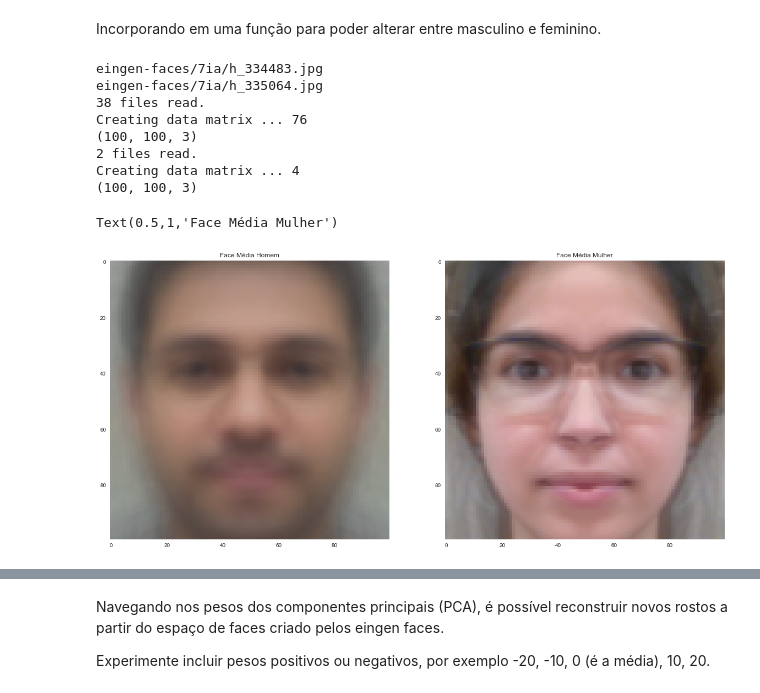
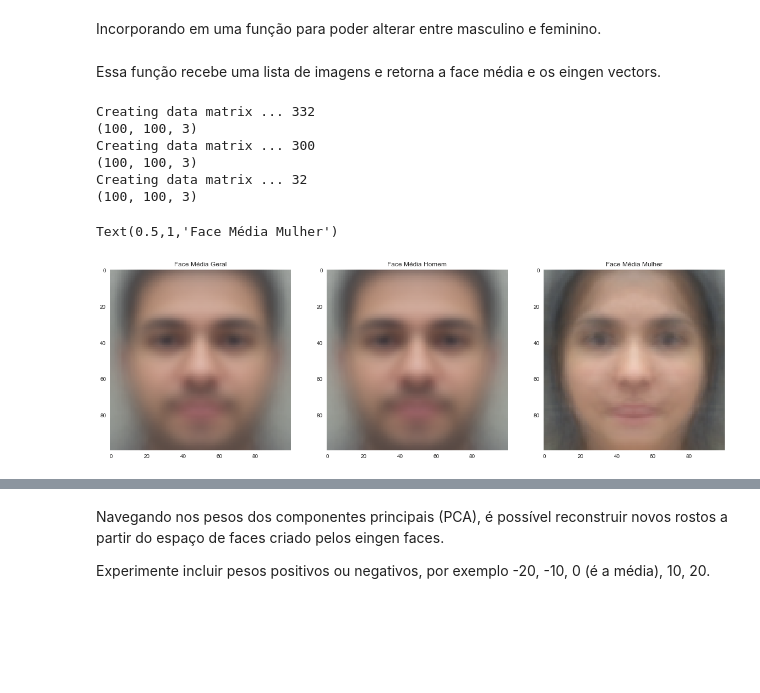
Before and after one commit to michelpf/fiap-ml-visao-computacional, a Jupyter notebook: aula-5-machine-learning-aplicado/face-media-alunos.ipynb, the cells around one changed output, grey strips where cells are left out. Saved outputs shown, nothing was run; the diff lists cells and outputs as text; code cells hidden in the pictures; blank space fills up the shorter version.

```diff
--- a/aula-5-machine-learning-aplicado/face-media-alunos.ipynb
+++ b/aula-5-machine-learning-aplicado/face-media-alunos.ipynb
@@ -164,27 +202,49 @@ def get_mean_face(path, gender):
     output = cv2.cvtColor(averageFace, cv2.COLOR_BGR2RGB)
 
     return output, eigenFaces
+# %% [markdown]
+Essa função recebe uma lista de imagens e retorna a face média e os eingen vectors.
+# %%
+def get_mean_face_images(images):
+    sz = images[0].shape
+
+    data = createDataMatrix(images)
+    mean, eigenVectors = cv2.PCACompute(data, mean=None)
+
+    eigenFaces = []
+
+    for eigenVector in eigenVectors:
+        eigenFace = eigenVector.reshape(sz)
+        eigenFaces.append(eigenFace)
+
+    averageFace = mean.reshape(sz)
+    output = cv2.cvtColor(averageFace, cv2.COLOR_BGR2RGB)
+
+    return output, eigenFaces
 # %%
-face_media_homem, _ = get_mean_face("eingen-faces/7ia", "h")
-face_media_mulher, _ = get_mean_face("eingen-faces/7ia", "m")
+face_media_geral, _ = get_mean_face_images(images)
+face_media_homem, _ = get_mean_face_images(images_h)
+face_media_mulher, _ = get_mean_face_images(images_m)
 
 plt.figure(figsize=(20,20))
 
-plt.subplot(1,2,1)
+plt.subplot(1,3,1)
+plt.imshow(face_media_geral)
+plt.title("Face Média Geral")
+
+plt.subplot(1,3,2)
 plt.imshow(face_media_homem)
 plt.title("Face Média Homem")
 
-plt.subplot(1,2,2)
+plt.subplot(1,3,3)
 plt.imshow(face_media_mulher)
 plt.title("Face Média Mulher")
 # %% [output]
-eingen-faces/7ia/h_334483.jpg
-eingen-faces/7ia/h_335064.jpg
-38 files read.
-Creating data matrix ... 76
+Creating data matrix ... 332
 (100, 100, 3)
-2 files read.
-Creating data matrix ... 4
+Creating data matrix ... 300
 (100, 100, 3)
+Creating data matrix ... 32
+(100, 100, 3)
 Text(0.5,1,'Face Média Mulher')
-[figure, old version]
+[figure, new version]
```
Also changed, not shown: parts of 6 cells of this notebook, 42 other files.
